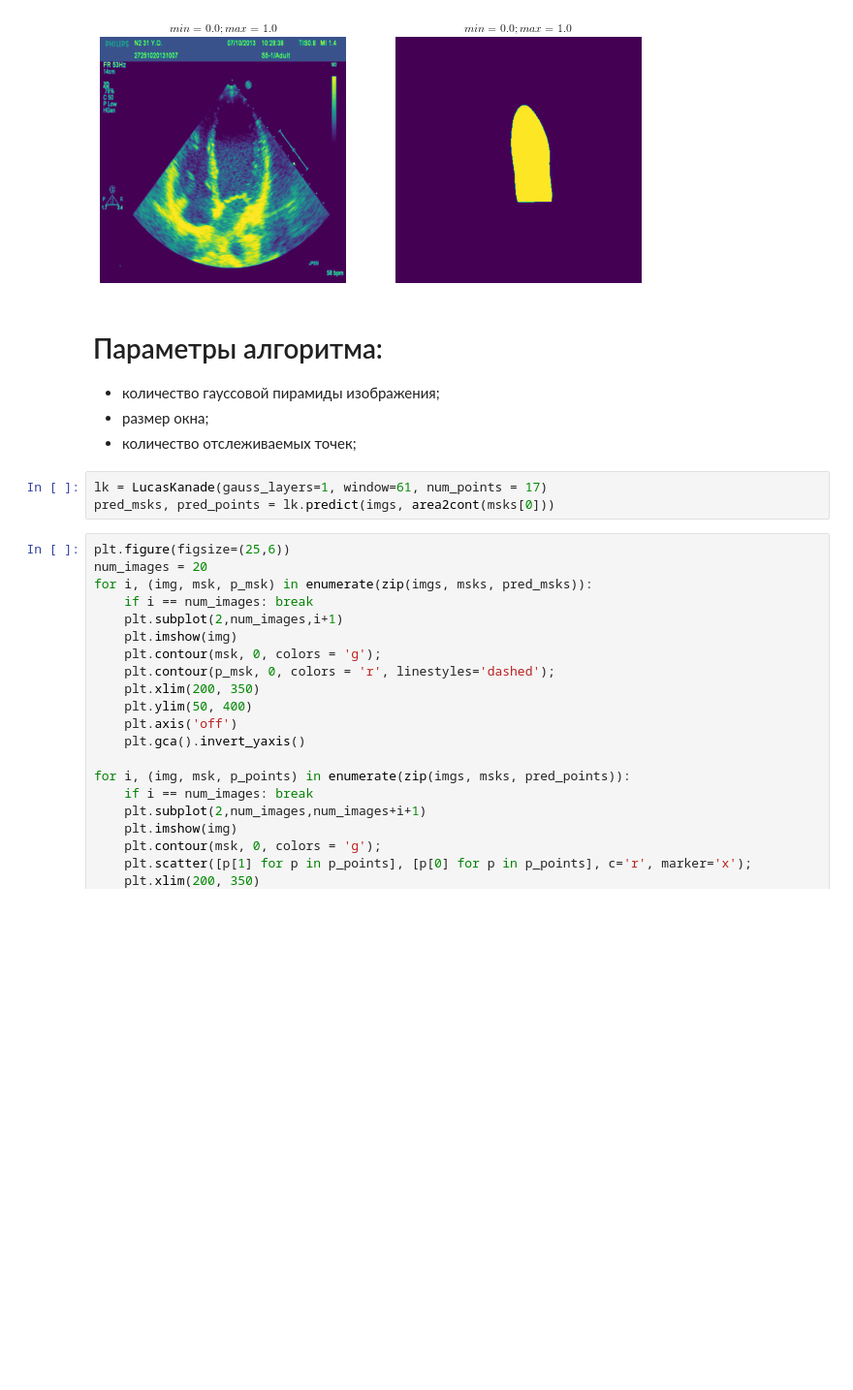
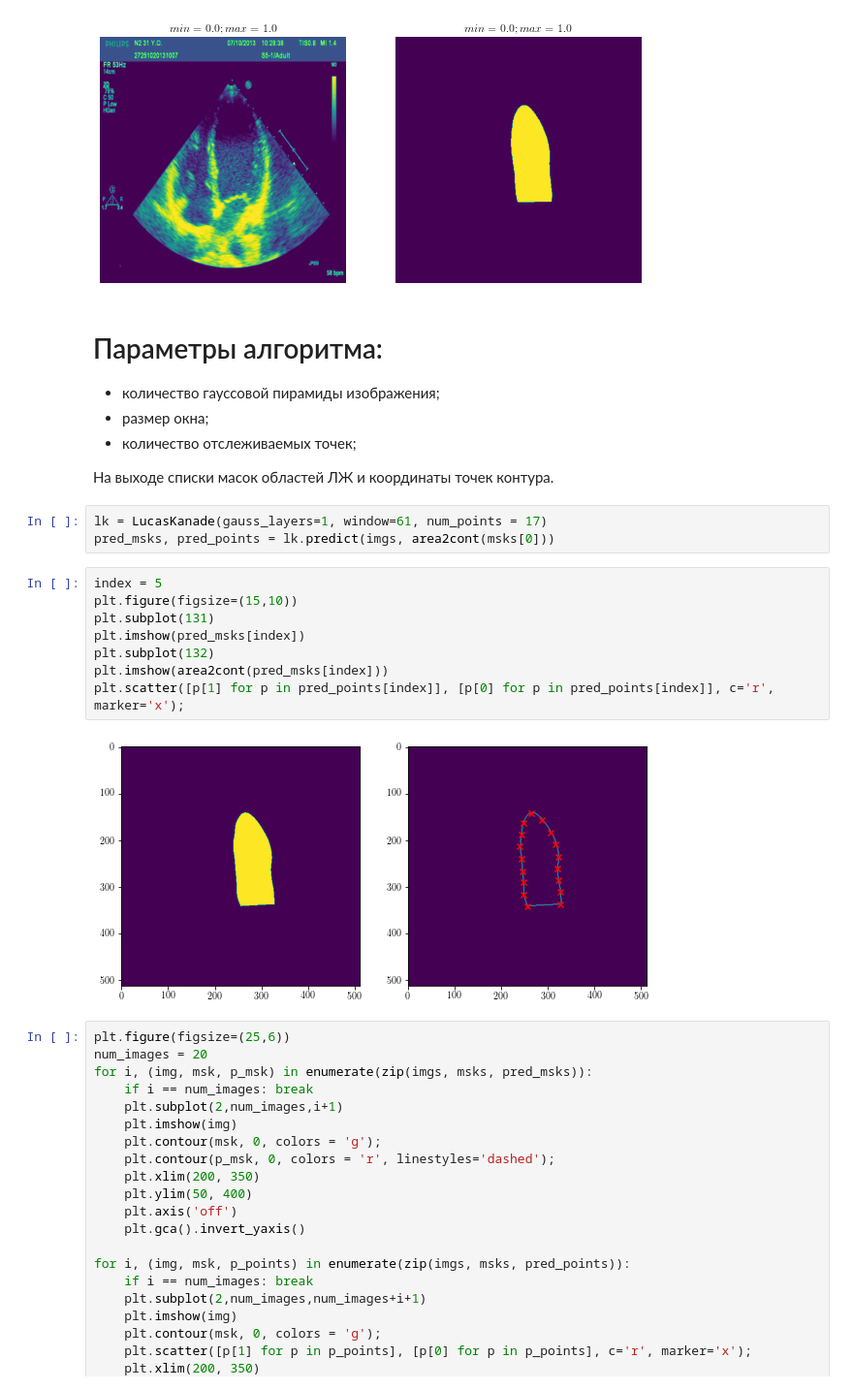
Before and after one commit to zvvzuzin/lucas_kanade_lv_segmentation, a Jupyter notebook: example.ipynb, the cells around one changed output. Shown: that part at 97% size. Saved outputs shown, nothing was run; the diff lists cells and outputs as text; blank space fills up the shorter version.

```diff
--- a/example.ipynb
+++ b/example.ipynb
@@ -40,9 +40,21 @@ Text(0.5, 1.0, '$min = 0.0; max = 1.0$')
 - количество гауссовой пирамиды изображения;
 - размер окна;
 - количество отслеживаемых точек;
+
+На выходе списки масок областей ЛЖ и координаты точек контура.
 # %%
 lk = LucasKanade(gauss_layers=1, window=61, num_points = 17)
 pred_msks, pred_points = lk.predict(imgs, area2cont(msks[0]))
+# %%
+index = 5
+plt.figure(figsize=(15,10))
+plt.subplot(131)
+plt.imshow(pred_msks[index])
+plt.subplot(132)
+plt.imshow(area2cont(pred_msks[index]))
+plt.scatter([p[1] for p in pred_points[index]], [p[0] for p in pred_points[index]], c='r', marker='x');
+# %% [output]
+[figure, added]
 # %%
 plt.figure(figsize=(25,6))
 num_images = 20
```
